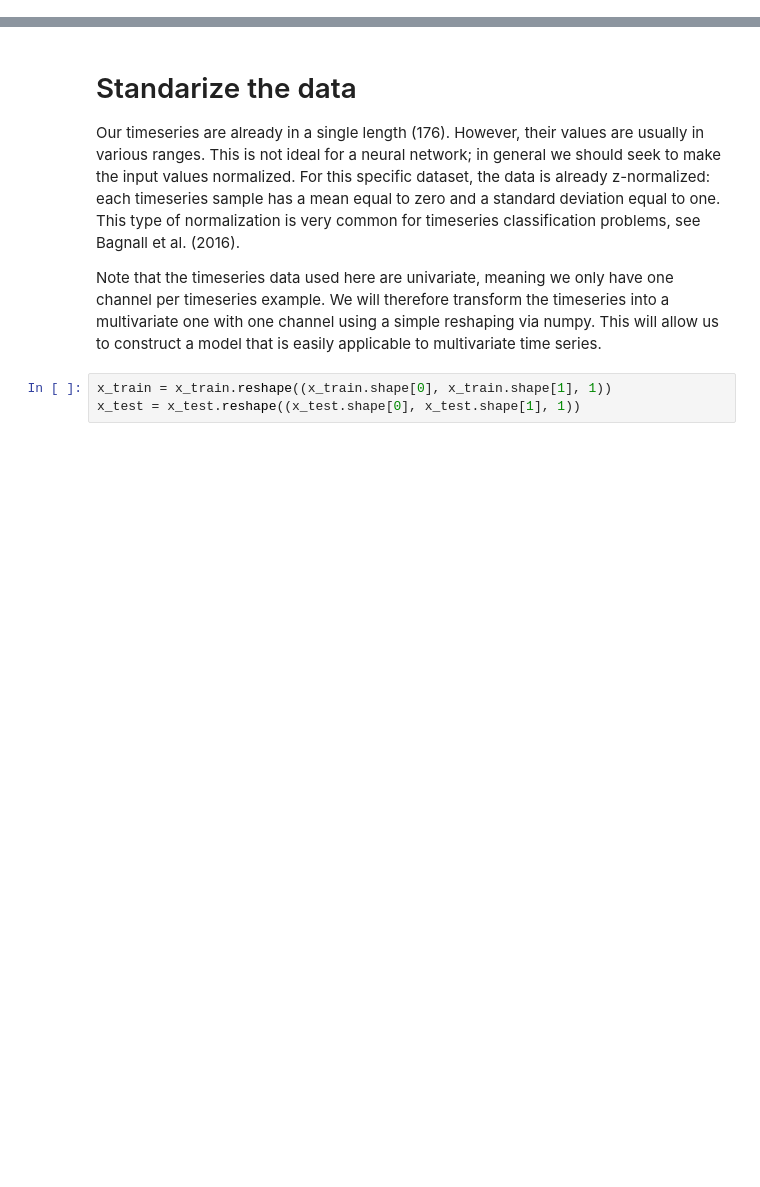
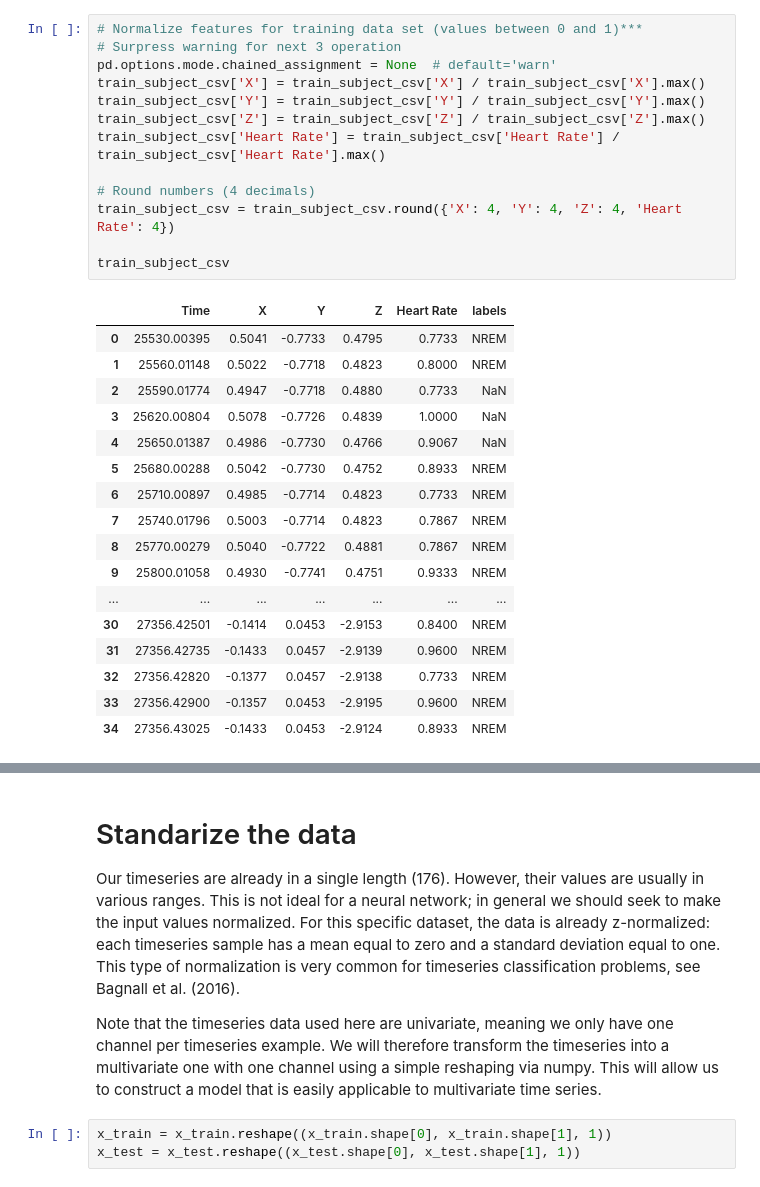
Before and after one commit to cargilgar/Smart-Alarm-using-tinyML, a Jupyter notebook: Model_Training.ipynb, the cells around one changed output, grey strips where cells are left out. Saved outputs shown, nothing was run; the diff lists cells and outputs as text; blank space fills up the shorter version.

```diff
--- a/Model_Training.ipynb
+++ b/Model_Training.ipynb
@@ -41,0 +116,31 @@ import matplotlib.pyplot as plt
+# %%
+# Normalize features for training data set (values between 0 and 1)***
+# Surpress warning for next 3 operation
+pd.options.mode.chained_assignment = None  # default='warn'
+train_subject_csv['X'] = train_subject_csv['X'] / train_subject_csv['X'].max()
+train_subject_csv['Y'] = train_subject_csv['Y'] / train_subject_csv['Y'].max()
+train_subject_csv['Z'] = train_subject_csv['Z'] / train_subject_csv['Z'].max()
+train_subject_csv['Heart Rate'] = train_subject_csv['Heart Rate'] / train_subject_csv['Heart Rate'].max()
+
+# Round numbers (4 decimals)
+train_subject_csv = train_subject_csv.round({'X': 4, 'Y': 4, 'Z': 4, 'Heart Rate': 4})
+
+train_subject_csv
+# %% [output]
+|  | Time | X | Y | Z | Heart Rate | labels |
+| 0 | 25530.00395 | 0.5041 | -0.7733 | 0.4795 | 0.7733 | NREM |
+| 1 | 25560.01148 | 0.5022 | -0.7718 | 0.4823 | 0.8000 | NREM |
+| 2 | 25590.01774 | 0.4947 | -0.7718 | 0.4880 | 0.7733 | NaN |
+| 3 | 25620.00804 | 0.5078 | -0.7726 | 0.4839 | 1.0000 | NaN |
+| 4 | 25650.01387 | 0.4986 | -0.7730 | 0.4766 | 0.9067 | NaN |
+| 5 | 25680.00288 | 0.5042 | -0.7730 | 0.4752 | 0.8933 | NREM |
+| 6 | 25710.00897 | 0.4985 | -0.7714 | 0.4823 | 0.7733 | NREM |
+| 7 | 25740.01796 | 0.5003 | -0.7714 | 0.4823 | 0.7867 | NREM |
+| 8 | 25770.00279 | 0.5040 | -0.7722 | 0.4881 | 0.7867 | NREM |
+| 9 | 25800.01058 | 0.4930 | -0.7741 | 0.4751 | 0.9333 | NREM |
+| ... | ... | ... | ... | ... | ... | ... |
+| 30 | 27356.42501 | -0.1414 | 0.0453 | -2.9153 | 0.8400 | NREM |
+| 31 | 27356.42735 | -0.1433 | 0.0457 | -2.9139 | 0.9600 | NREM |
+| 32 | 27356.42820 | -0.1377 | 0.0457 | -2.9138 | 0.7733 | NREM |
+| 33 | 27356.42900 | -0.1357 | 0.0453 | -2.9195 | 0.9600 | NREM |
+| 34 | 27356.43025 | -0.1433 | 0.0453 | -2.9124 | 0.8933 | NREM |
```
Also changed, not shown: parts of 18 cells of this notebook.
